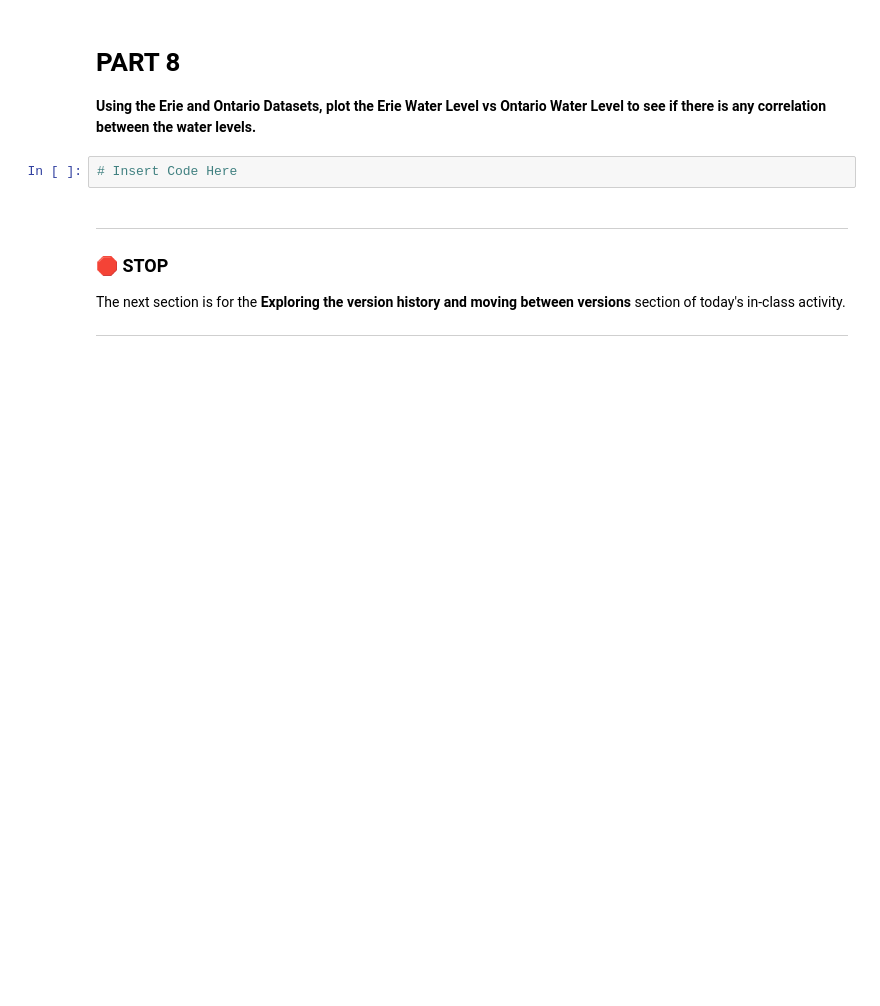
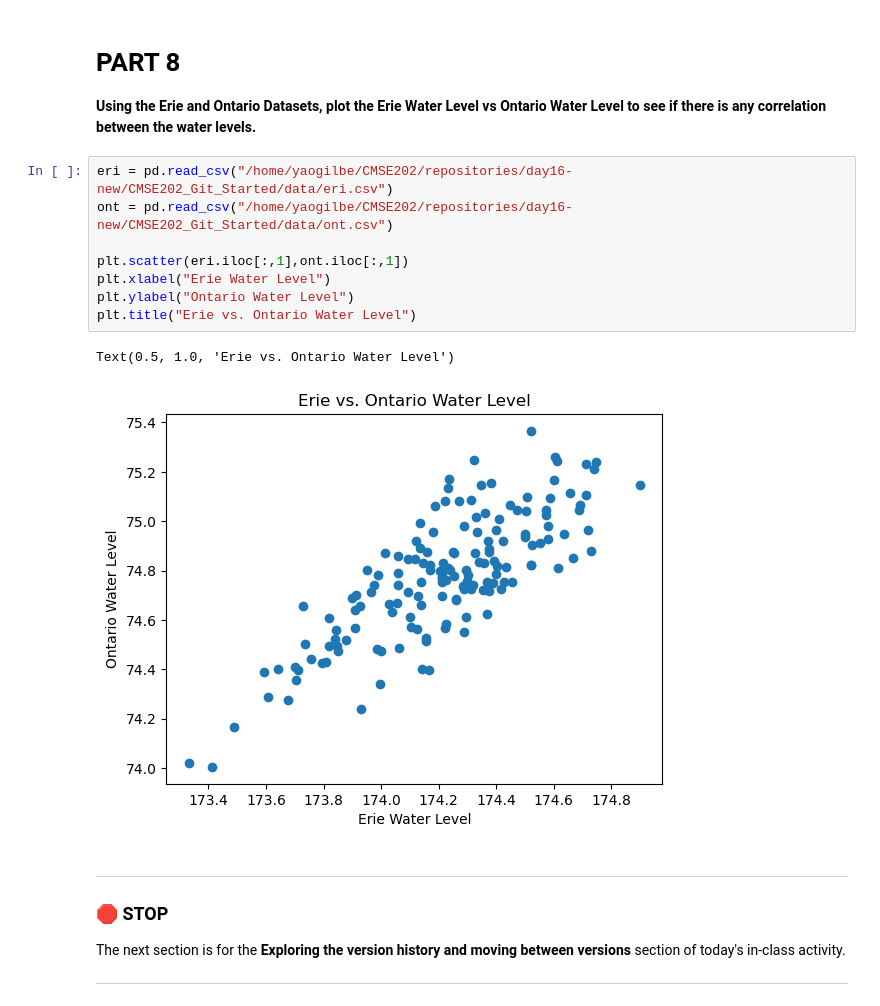
Before and after one commit to m1kelgood/CMSE202_Git_Started, a Jupyter notebook: Great_Lakes_and_Grand_River.ipynb, the cells around one changed output. Cells and saved outputs as stored; diff of their text form; blank space fills up the shorter version.

```diff
--- a/Great_Lakes_and_Grand_River.ipynb
+++ b/Great_Lakes_and_Grand_River.ipynb
@@ -128,8 +128,17 @@ plt.show()
 # PART 8
 
 **Using the Erie and Ontario Datasets, plot the Erie Water Level vs Ontario Water Level to see if there is any correlation between the water levels.**
-# %%
-# Insert Code Here
+# %%
+eri = pd.read_csv("/home/yaogilbe/CMSE202/repositories/day16-new/CMSE202_Git_Started/data/eri.csv")
+ont = pd.read_csv("/home/yaogilbe/CMSE202/repositories/day16-new/CMSE202_Git_Started/data/ont.csv")
+
+plt.scatter(eri.iloc[:,1],ont.iloc[:,1])
+plt.xlabel("Erie Water Level")
+plt.ylabel("Ontario Water Level")
+plt.title("Erie vs. Ontario Water Level")
+# %% [output]
+Text(0.5, 1.0, 'Erie vs. Ontario Water Level')
+[figure, added]
 # %% [markdown]
 ---
 ### &#128721; STOP
```
